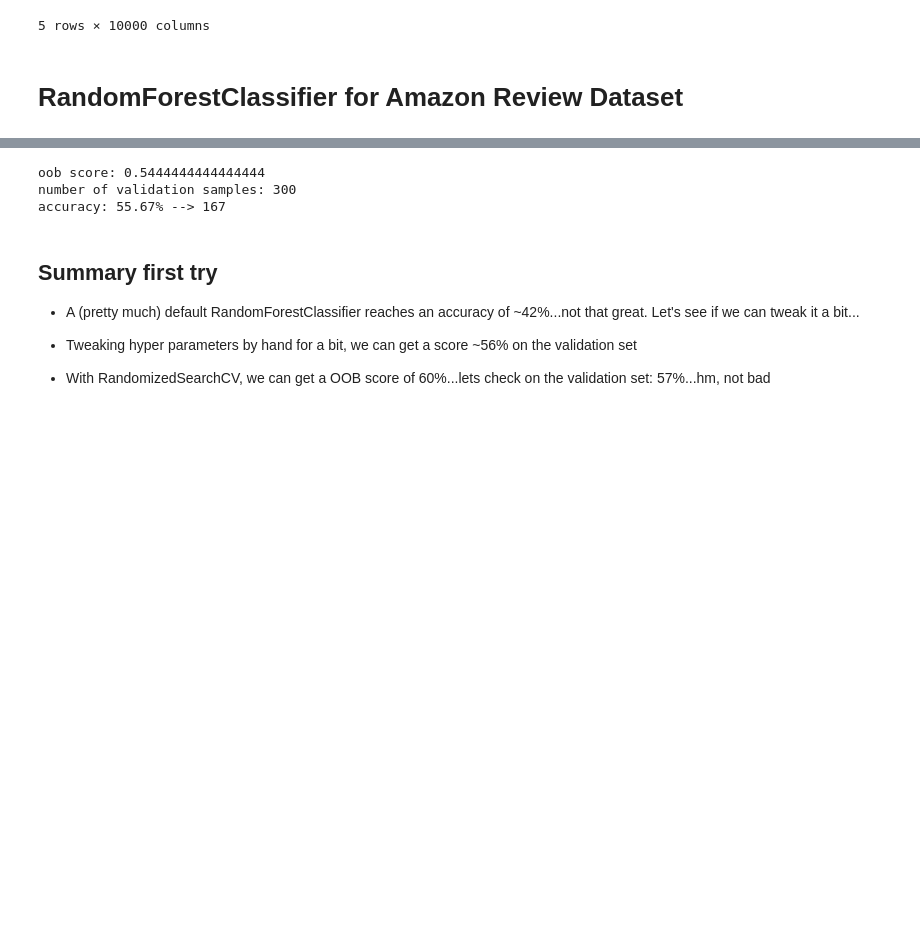
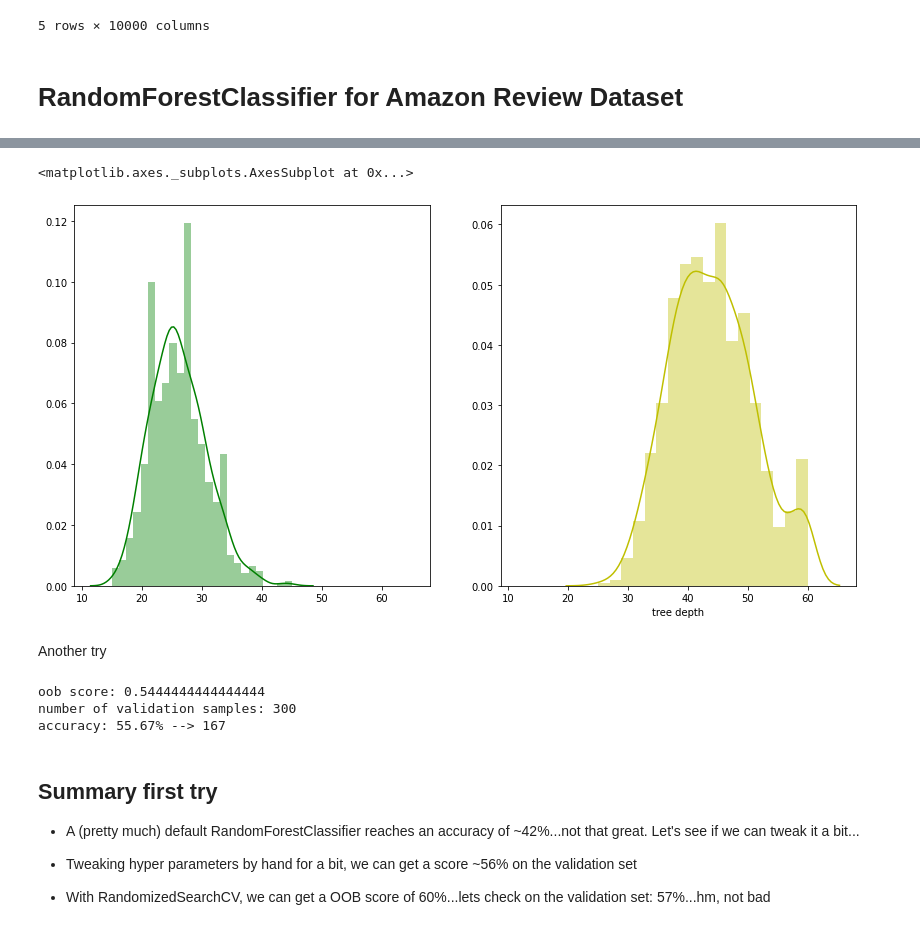
Before and after one commit to GenosW/ml-exercises, a Jupyter notebook: exercise2/amazon_rf.ipynb, the cells around one changed output, grey strips where cells are left out. Cells and saved outputs as stored; diff of their text form; code cells hidden in the pictures; blank space fills up the shorter version.

```diff
--- a/exercise2/amazon_rf.ipynb
+++ b/exercise2/amazon_rf.ipynb
@@ -101,3 +162,14 @@ accuracy: 49.67% --> 149
+# %%
+f, axes = plt.subplots(1, 2, figsize=(14, 7), sharex=True)
+sns.distplot([estimator.get_depth() for estimator in rf_shallow.estimators_],  label='shallow', color='g', ax=axes[0])
+                #hist_kws={"histtype": "step", "linewidth": 1, "alpha": 0.4, "color": "g"})
+sns.distplot([estimator.get_depth() for estimator in rf_deep.estimators_], label='deep', color='y', axlabel="tree depth", ax=axes[1])
+                #hist_kws={"histtype": "step", "linewidth": 1, "alpha": 0.4, "color": "y"})
+# %% [output]
+<matplotlib.axes._subplots.AxesSubplot at 0x...>
+[figure, added]
+# %% [markdown]
+Another try
 # %%
 rf = RFC(n_jobs=num_threads, n_estimators=800, max_features="auto", min_samples_split=2, min_samples_leaf=1, max_depth=40, bootstrap=True, oob_score=True)
 rf.fit(X_train, Y_train)
```
Also changed, not shown: parts of 21 cells of this notebook, 4 other files.
